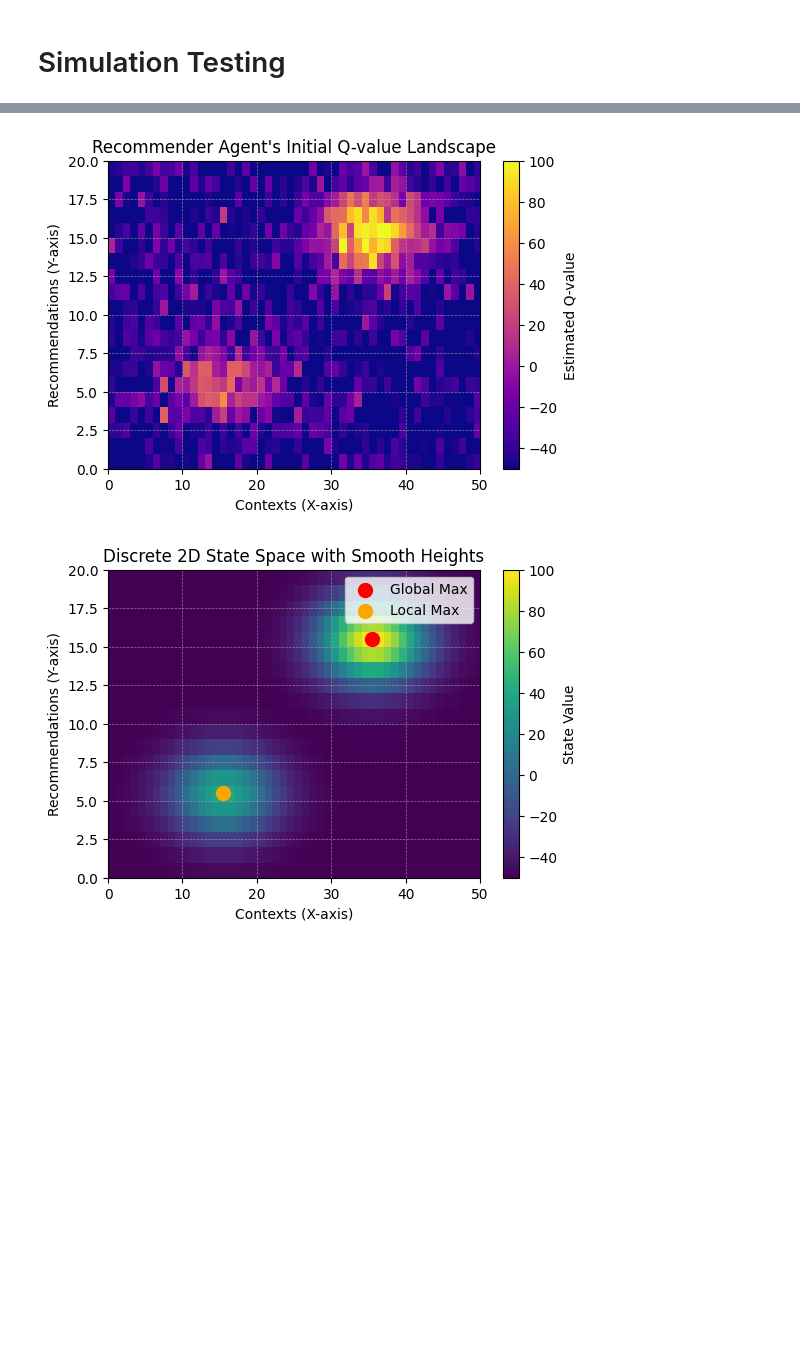
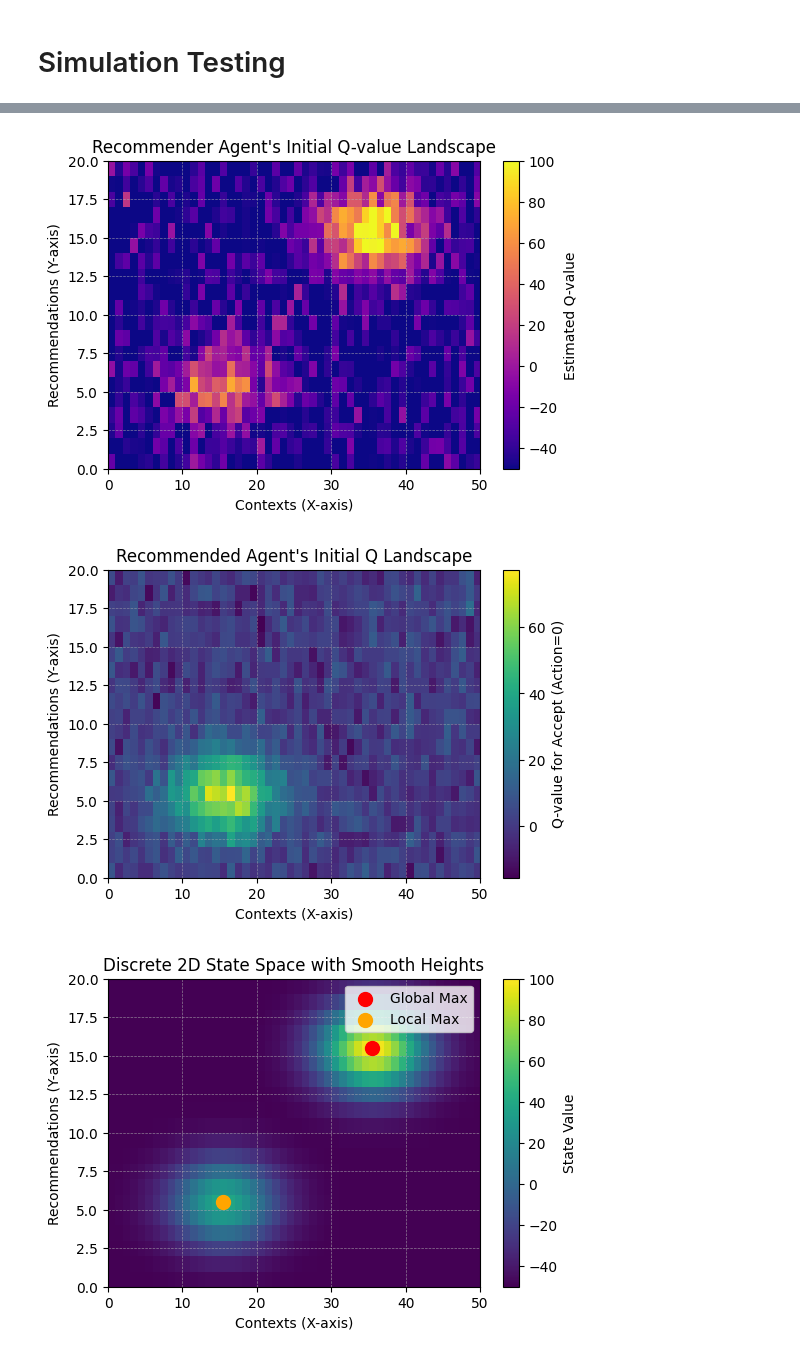
Before and after one commit to IgnacioOQ/multiagentrecommendation, a Jupyter notebook: testing.ipynb, the cells around one changed output, grey strips where cells are left out. Cells and saved outputs as stored; diff of their text form; code cells hidden in the pictures; blank space fills up the shorter version.

```diff
--- a/testing.ipynb
+++ b/testing.ipynb
@@ -40,16 +42,19 @@ print(ere.get_context_history())
 # %%
 results = run_recommender_simulation(RecommenderAgent,
                                     RecommendedAgent,
                                     ExogenousRewardEnvironment,
                                     n_recommendations=20,
                                     n_contexts=50,
                                     n_steps = 100000,
                                     exploration_rate=1,
                                     exploration_decay=0.999,
                                     initialize_recommender = True,
-                                    stationarity=False)
+                                    initialize_recommended = True,
+                                    landscape_type='rows',
+                                    stationarity=True, type='ucb')
 plot_full_results(results["environment_state_space"], results["average_reward_map"], results["average_recommender_map"])
 # plot_environment_vs_agent(results["environment_state_space"], results["average_reward_map"])
 # %% [output]
-[figure, old version]
+[figure, new version]
-[figure, old version]
+[figure, new version]
+[figure, added]
```
Also changed, not shown: parts of 6 cells of this notebook, 2 other files.
